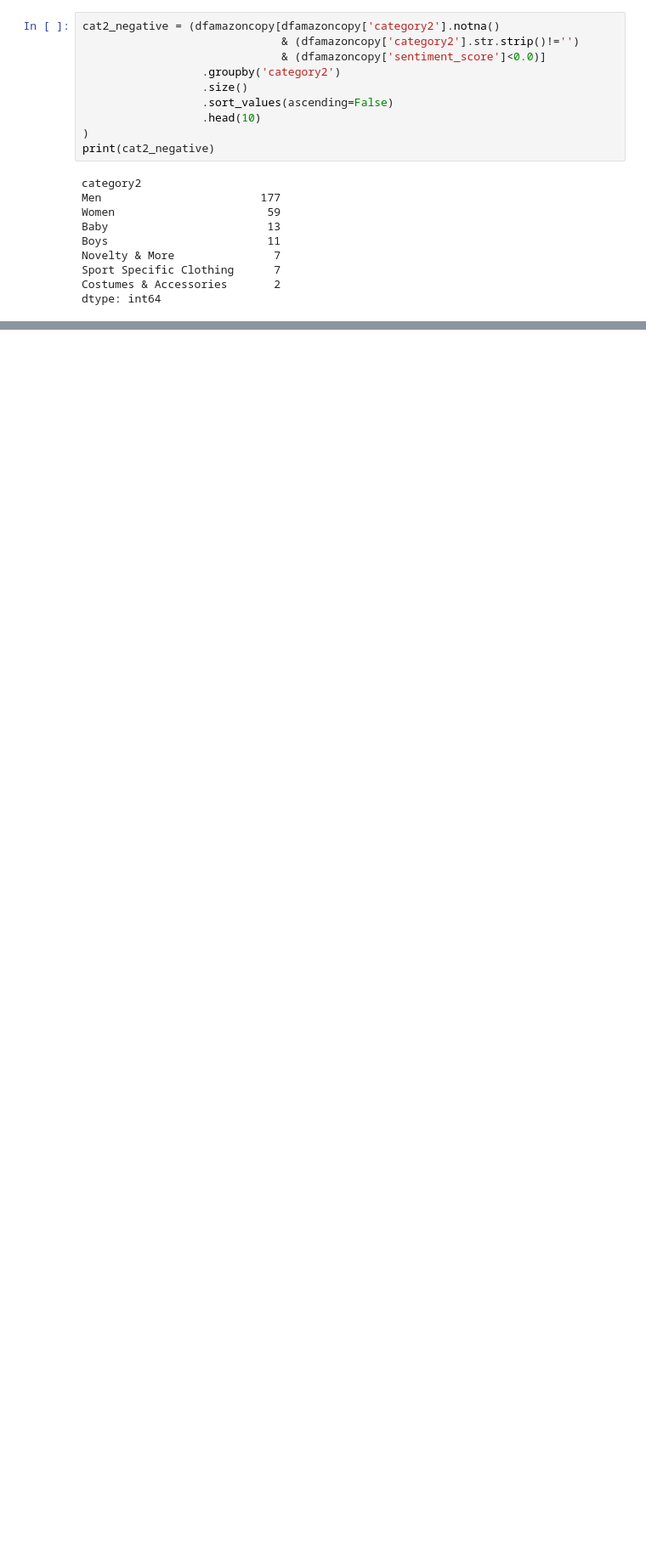
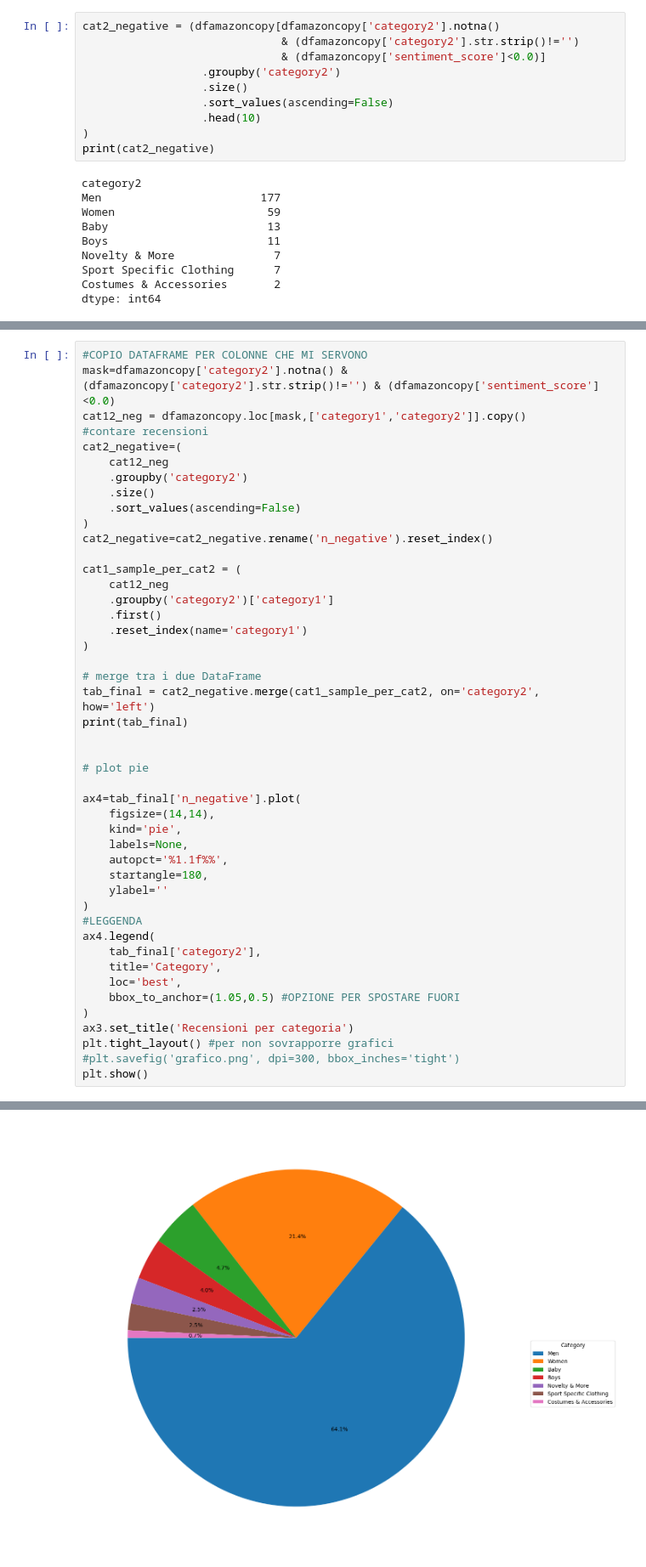
Before and after one commit to annarudych/project_amazon, a Jupyter notebook: amazon.ipynb, the cells around one changed output, grey strips where cells are left out. Shown at 85% size. Saved outputs shown, nothing was run; the diff lists cells and outputs as text; blank space fills up the shorter version.

```diff
--- a/amazon.ipynb
+++ b/amazon.ipynb
@@ -1239,0 +1284,47 @@ tab_final
+# %%
+#COPIO DATAFRAME PER COLONNE CHE MI SERVONO
+mask=dfamazoncopy['category2'].notna() & (dfamazoncopy['category2'].str.strip()!='') & (dfamazoncopy['sentiment_score']<0.0)
+cat12_neg = dfamazoncopy.loc[mask,['category1','category2']].copy()
+#contare recensioni
+cat2_negative=(
+    cat12_neg
+    .groupby('category2')
+    .size()
+    .sort_values(ascending=False)
+)
+cat2_negative=cat2_negative.rename('n_negative').reset_index()
+
+cat1_sample_per_cat2 = (
+    cat12_neg
+    .groupby('category2')['category1']
+    .first()
+    .reset_index(name='category1')
+)
+
+# merge tra i due DataFrame
+tab_final = cat2_negative.merge(cat1_sample_per_cat2, on='category2', how='left')
+print(tab_final)
+
+
+# plot pie
+
+ax4=tab_final['n_negative'].plot(
+    figsize=(14,14),
+    kind='pie',
+    labels=None,
+    autopct='%1.1f%%',
+    startangle=180,
+    ylabel=''
+)
+#LEGGENDA
+ax4.legend(
+    tab_final['category2'],
+    title='Category',
+    loc='best',
+    bbox_to_anchor=(1.05,0.5) #OPZIONE PER SPOSTARE FUORI
+)
+ax3.set_title('Recensioni per categoria')
+plt.tight_layout() #per non sovrapporre grafici
+#plt.savefig('grafico.png', dpi=300, bbox_inches='tight')
+plt.show()
+# %% [output]
@@ -1240 +1339,2 @@ tab_final
+[figure, added]
 # %% [markdown]
```
Also changed, not shown: parts of 13 cells of this notebook.
